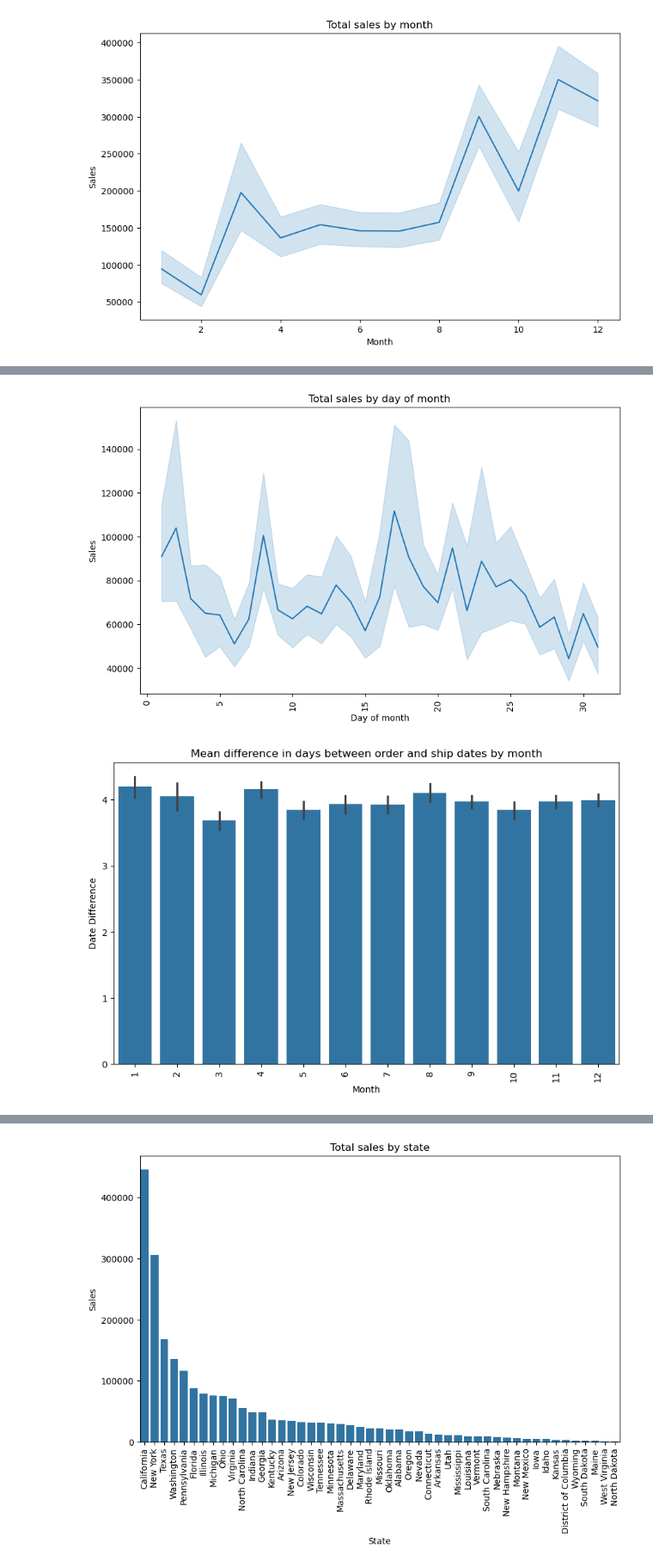
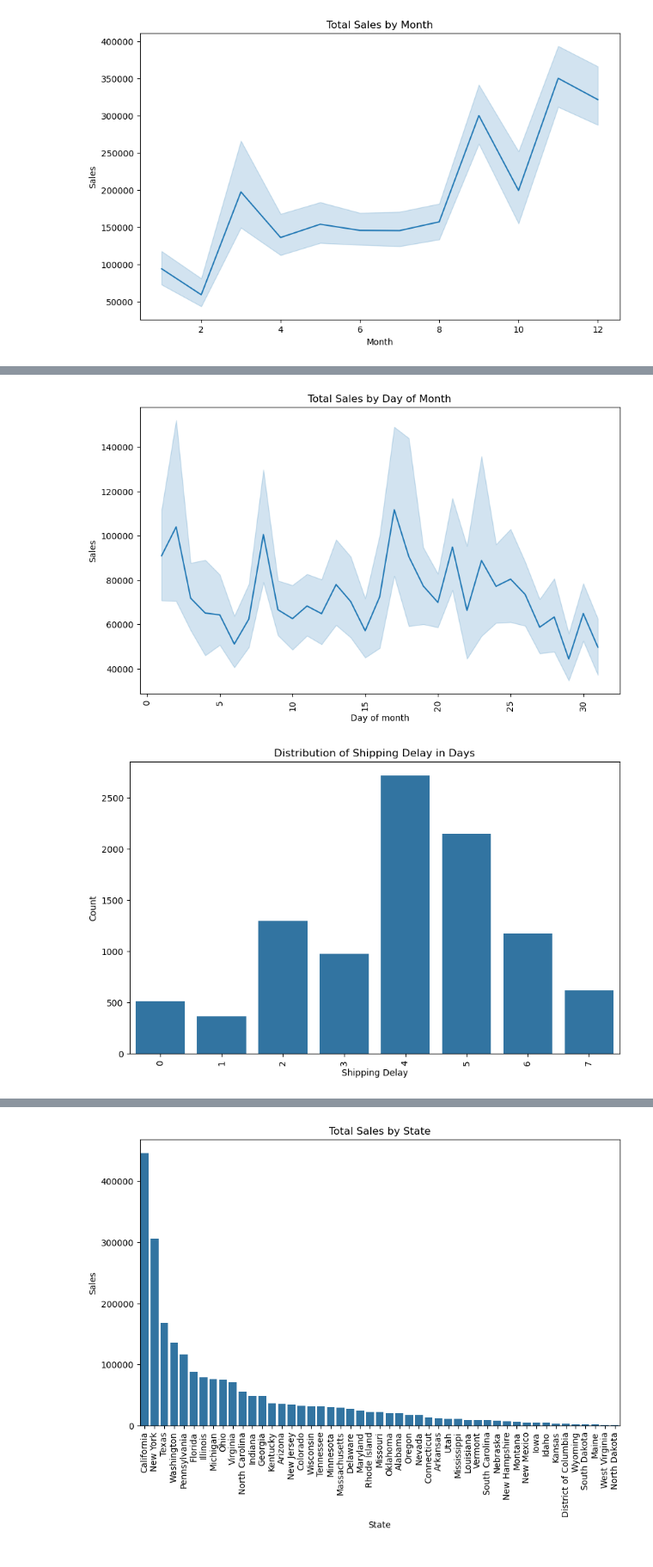
Before and after one commit to LucasHoffSchmidt/Data_Science_Time_Series_Sales_Forecasting, a Jupyter notebook: sales_forecast.ipynb, the cells around one changed output, grey strips where cells are left out. Shown at 86% size. Cells and saved outputs as stored; diff of their text form; code cells hidden in the pictures.

```diff
--- a/sales_forecast.ipynb
+++ b/sales_forecast.ipynb
@@ -175,8 +179,8 @@ sales_df = sales_df.sort_values(by=["Order Date"])
 # Creating year, months, months elapsed and day of month features
 sales_df["Year"] = sales_df["Order Date"].dt.year
 sales_df["Month"] = sales_df["Order Date"].dt.month
-sales_df["Months_elapsed"] = (sales_df["Order Date"].dt.year - sales_df["Order Date"].dt.year.min()) * 12 + sales_df["Order Date"].dt.month
-sales_df["Day_of_month"] = sales_df["Order Date"].dt.day
+sales_df["Months Elapsed"] = (sales_df["Order Date"].dt.year - sales_df["Order Date"].dt.year.min()) * 12 + sales_df["Order Date"].dt.month
+sales_df["Day of Month"] = sales_df["Order Date"].dt.day
 # %%
 # Creating a line plot of total sales by order date
 plt.figure(figsize=(10, 6))
@@ -225,26 +229,28 @@ plt.show()
 # %%
 # Creating a line plot of total sales by day of the month
 plt.figure(figsize=(10, 6))
-sns.lineplot(data=sales_df, x="Day_of_month", y="Sales", estimator="sum")
+sns.lineplot(data=sales_df, x="Day of Month", y="Sales", estimator="sum")
 
-plt.title("Total sales by day of month")
+plt.title("Total Sales by Day of Month")
 plt.xticks(rotation=90)
 plt.xlabel("Day of month")
 plt.ylabel("Sales")
 plt.show()
 # %% [output]
-[figure, old version]
+[figure, new version]
 # %%
-# Creating a bar plot of the mean date difference between order date and ship date for each month
-sales_df["Date Difference"] = (sales_df["Ship Date"] - sales_df["Order Date"]).dt.days
+# Creating a count plot of shipping delay in days (difference between order date and ship date)
+sales_df["Shipping Delay"] = (sales_df["Ship Date"] - sales_df["Order Date"]).dt.days
 
 plt.figure(figsize=(10, 6))
-sns.barplot(data=sales_df, x="Month", y="Date Difference", estimator="mean")
+sns.countplot(data=sales_df, x="Shipping Delay")
 
-plt.title("Mean difference in days between order and ship dates by month")
+plt.title("Distribution of Shipping Delay in Days")
+plt.xlabel("Shipping Delay")
+plt.ylabel("Count")
 plt.xticks(rotation=90)
 plt.show()
 # %% [output]
-[figure, old version]
+[figure, new version]
 # %%
 # Creating a barplot of total sales by ship mode
```
Also changed, not shown: parts of 63 cells of this notebook, 4 other files.
